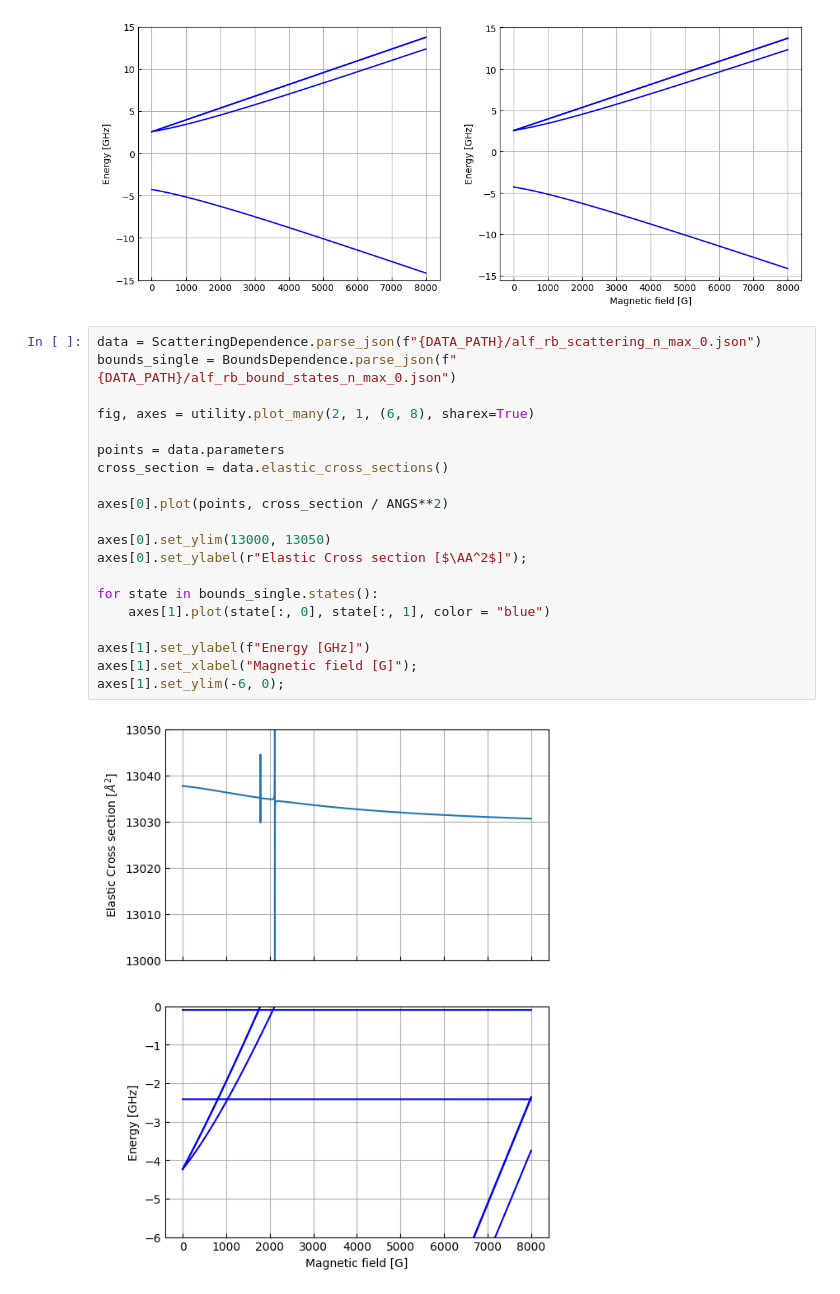
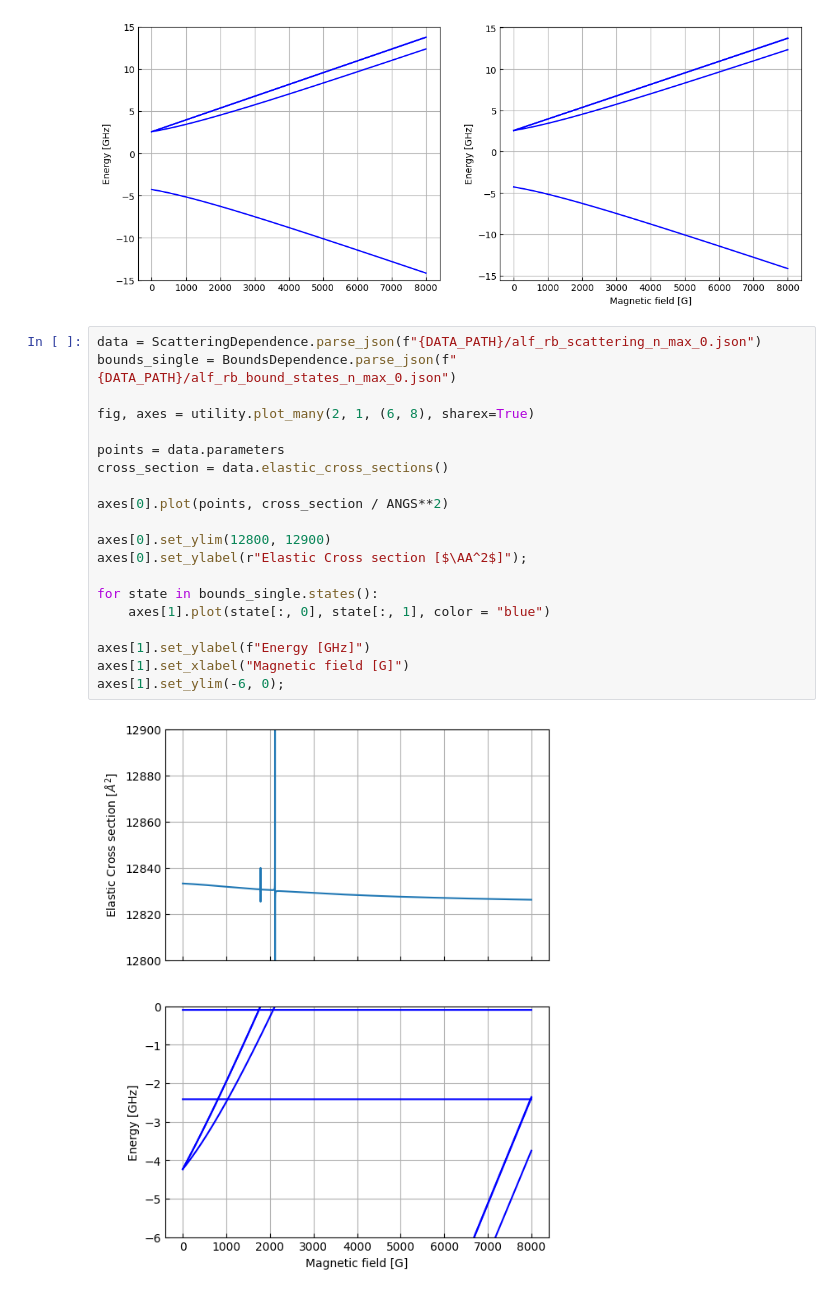
Before and after one commit to Wleter/rb_alf_feshbach, a Jupyter notebook: analysis/analysis.ipynb, the cells around one changed output. Drawn from its saved outputs; the diff is of its cells as text.

```diff
--- a/analysis/analysis.ipynb
+++ b/analysis/analysis.ipynb
@@ -183,25 +183,25 @@ axes[1].set_xlabel("Magnetic field [G]");
 # %%
 data = ScatteringDependence.parse_json(f"{DATA_PATH}/alf_rb_scattering_n_max_0.json")
 bounds_single = BoundsDependence.parse_json(f"{DATA_PATH}/alf_rb_bound_states_n_max_0.json")
 
 fig, axes = utility.plot_many(2, 1, (6, 8), sharex=True)
 
 points = data.parameters
 cross_section = data.elastic_cross_sections()
 
 axes[0].plot(points, cross_section / ANGS**2)
 
-axes[0].set_ylim(13000, 13050)
+axes[0].set_ylim(12800, 12900)
 axes[0].set_ylabel(r"Elastic Cross section [$\AA^2$]");
 
 for state in bounds_single.states():
 	axes[1].plot(state[:, 0], state[:, 1], color = "blue")
 
 axes[1].set_ylabel(f"Energy [GHz]")
-axes[1].set_xlabel("Magnetic field [G]");
+axes[1].set_xlabel("Magnetic field [G]")
 axes[1].set_ylim(-6, 0);
 # %% [output]
-[figure, old version]
+[figure, new version]
 # %%
 data = ScatteringDependence.parse_json(f"{DATA_PATH}/alf_rb_scattering_n_max_10.json")
 bounds_single = BoundsDependence.parse_json(f"{DATA_PATH}/alf_rb_bound_states_n_max_10.json")
```
Also changed, not shown: parts of 5 cells of this notebook, 1 other file.
